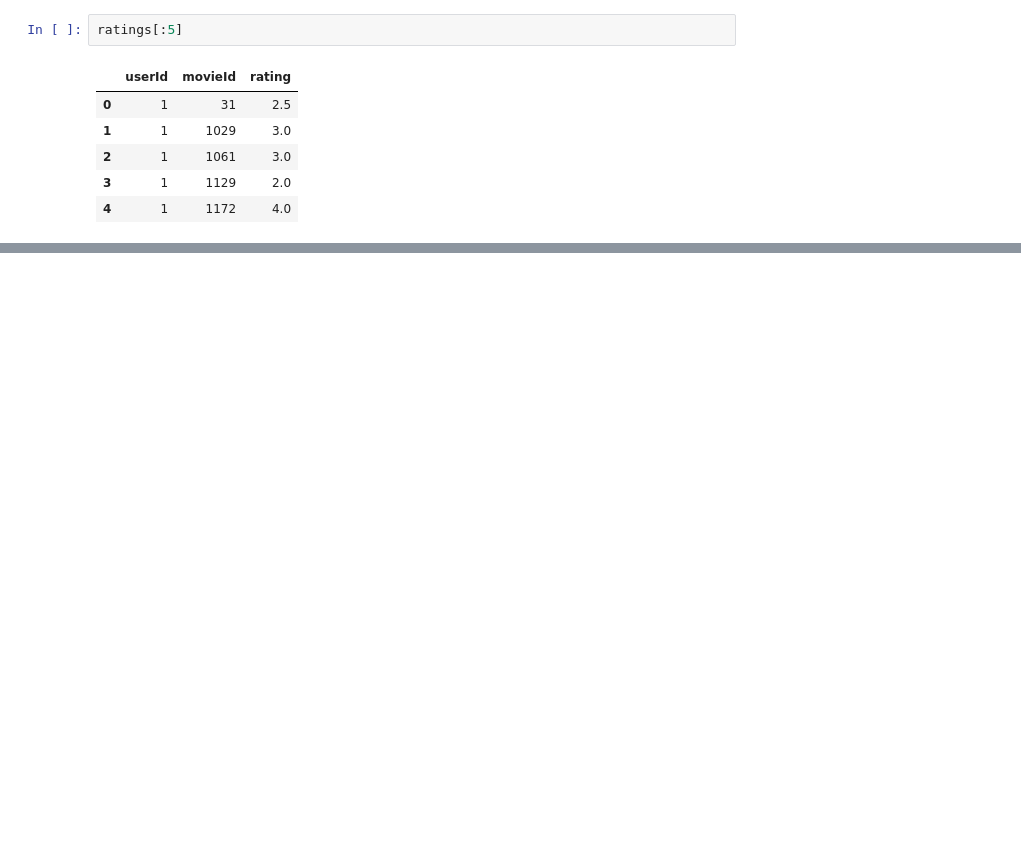
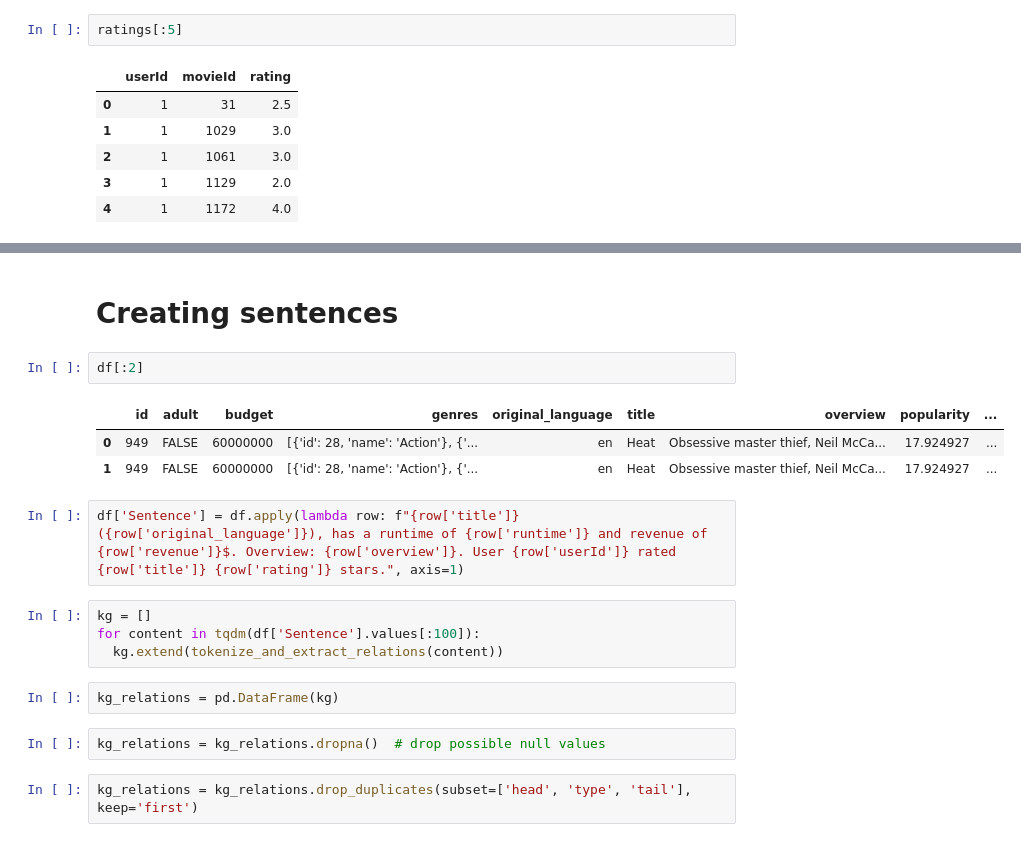
Before and after one commit to miabosheva/web-based-systems, a Jupyter notebook: hw4/kg_const_link_pred.ipynb, the cells around one changed output, grey strips where cells are left out. Cells and saved outputs as stored; diff of their text form; blank space fills up the shorter version.

```diff
--- a/hw4/kg_const_link_pred.ipynb
+++ b/hw4/kg_const_link_pred.ipynb
@@ -26,0 +190,20 @@ ratings[:5]
+# %% [markdown]
+# Creating sentences
+# %%
+df[:2]
+# %% [output]
+|  | id | adult | budget | genres | original_language | title | overview | popularity | ... |
+| 0 | 949 | FALSE | 60000000 | [{'id': 28, 'name': 'Action'}, {'... | en | Heat | Obsessive master thief, Neil McCa... | 17.924927 | ... |
+| 1 | 949 | FALSE | 60000000 | [{'id': 28, 'name': 'Action'}, {'... | en | Heat | Obsessive master thief, Neil McCa... | 17.924927 | ... |
+# %%
+df['Sentence'] = df.apply(lambda row: f"{row['title']} ({row['original_language']}), has a runtime of {row['runtime']} and revenue of {row['revenue']}$. Overview: {row['overview']}. User {row['userId']} rated {row['title']} {row['rating']} stars.", axis=1)
+# %%
+kg = []
+for content in tqdm(df['Sentence'].values[:100]):
+  kg.extend(tokenize_and_extract_relations(content))
+# %%
+kg_relations = pd.DataFrame(kg)
+# %%
+kg_relations = kg_relations.dropna()  # drop possible null values
+# %%
+kg_relations = kg_relations.drop_duplicates(subset=['head', 'type', 'tail'], keep='first')
```
Also changed, not shown: parts of 23 cells of this notebook.
